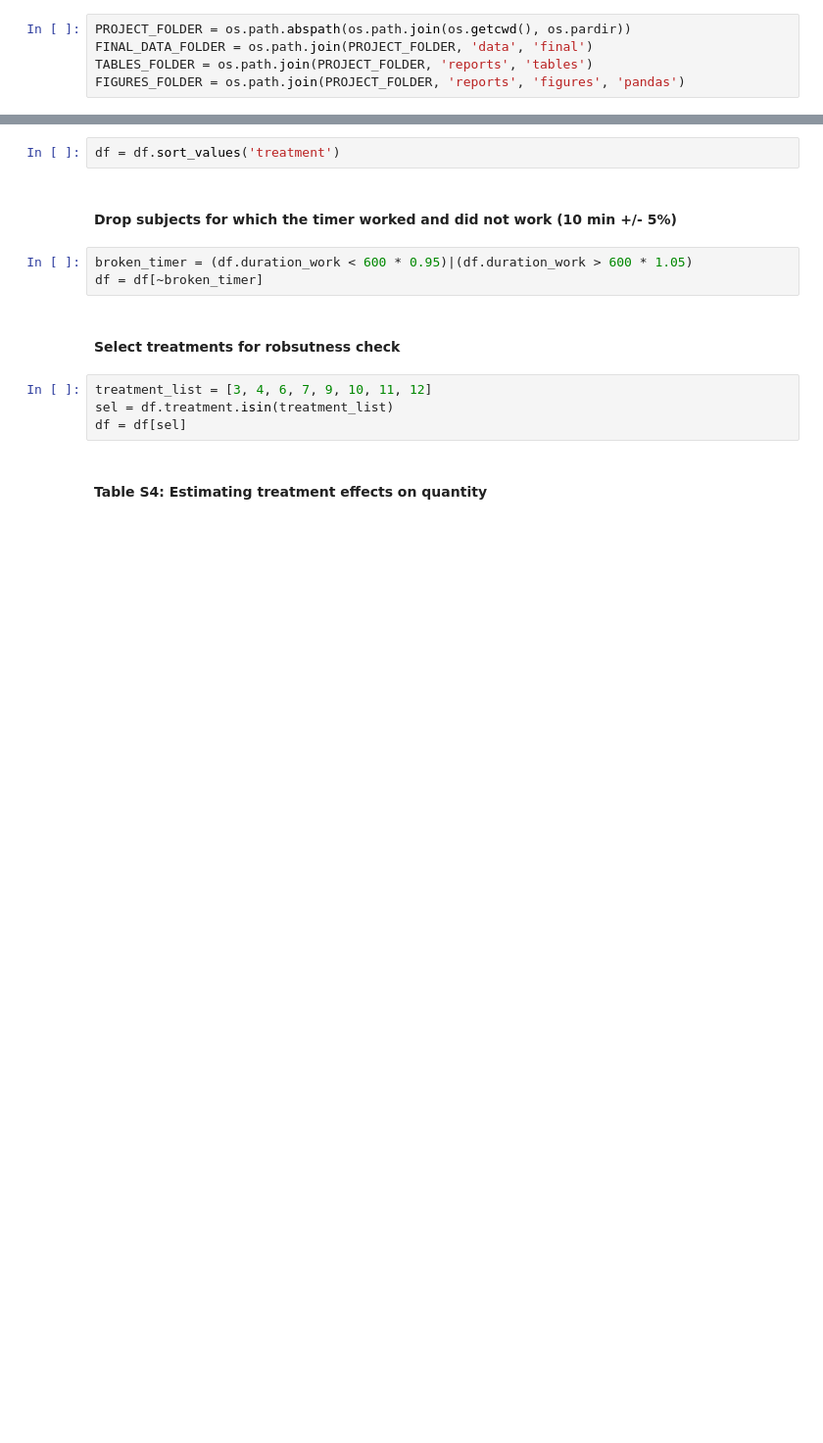
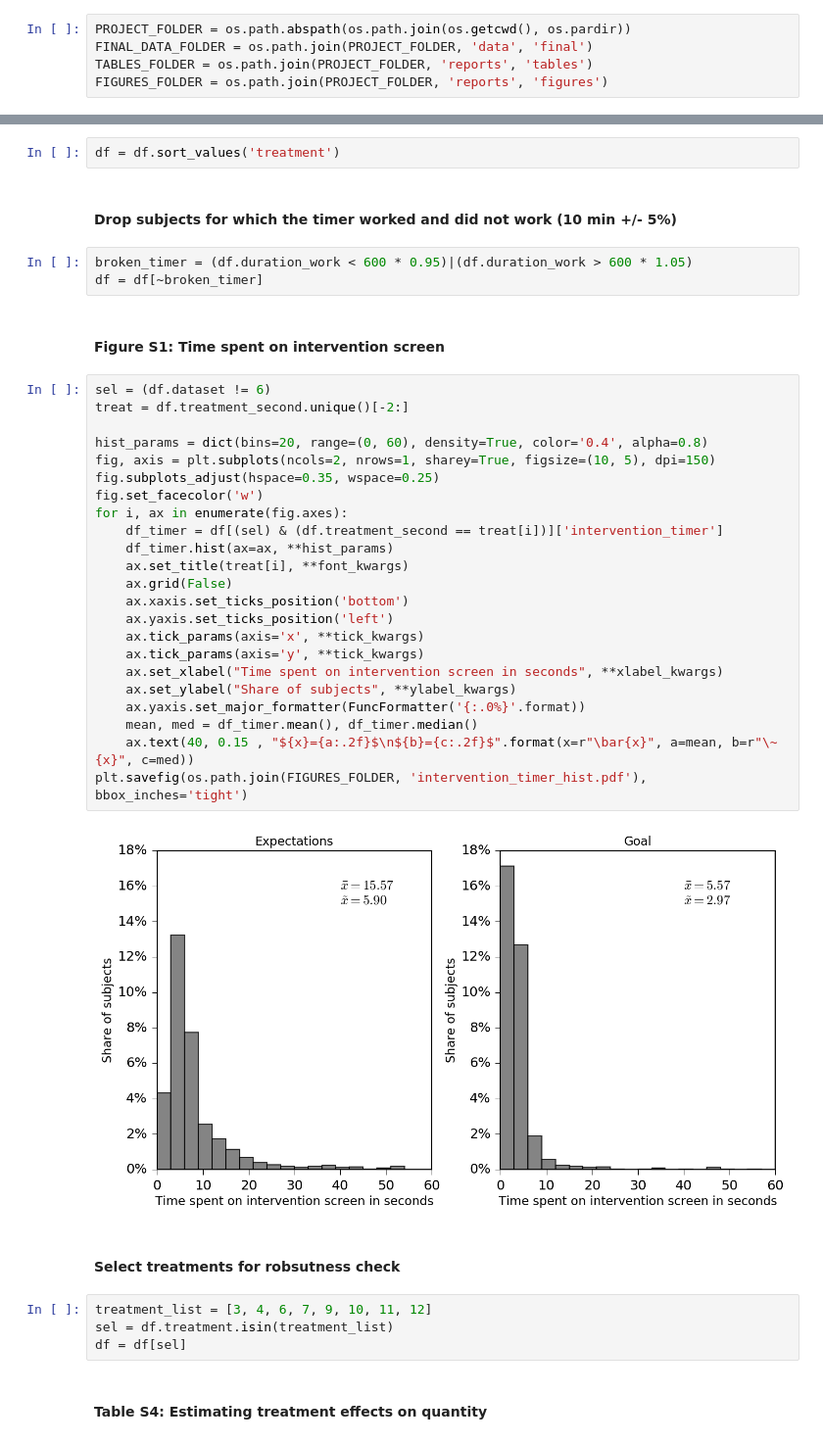
Before and after one commit to sebfest/motivation_and_incentives, a Jupyter notebook: main/notebook/6_additional_figures.ipynb, the cells around one changed output, grey strips where cells are left out. Shown at 98% size. Cells and saved outputs as stored; diff of their text form; blank space fills up the shorter version.

Commit message:
Updated folder structure

```diff
--- a/main/notebook/6_additional_figures.ipynb
+++ b/main/notebook/6_additional_figures.ipynb
@@ -43,7 +46,7 @@ from tools import MyPanelModelComparison #edited for panel regression output
 PROJECT_FOLDER = os.path.abspath(os.path.join(os.getcwd(), os.pardir))
 FINAL_DATA_FOLDER = os.path.join(PROJECT_FOLDER, 'data', 'final')
 TABLES_FOLDER = os.path.join(PROJECT_FOLDER, 'reports', 'tables')
-FIGURES_FOLDER = os.path.join(PROJECT_FOLDER, 'reports', 'figures', 'pandas')
+FIGURES_FOLDER = os.path.join(PROJECT_FOLDER, 'reports', 'figures')
 # %% [markdown]
 #### Set display format
 # %%
@@ -85,6 +88,33 @@ df = df.sort_values('treatment')
 # %%
 broken_timer = (df.duration_work < 600 * 0.95)|(df.duration_work > 600 * 1.05)
 df = df[~broken_timer]
+# %% [markdown]
+#### Figure S1: Time spent on intervention screen <a id='timer'></a>
+# %%
+sel = (df.dataset != 6)
+treat = df.treatment_second.unique()[-2:]
+
+hist_params = dict(bins=20, range=(0, 60), density=True, color='0.4', alpha=0.8)
+fig, axis = plt.subplots(ncols=2, nrows=1, sharey=True, figsize=(10, 5), dpi=150)
+fig.subplots_adjust(hspace=0.35, wspace=0.25)
+fig.set_facecolor('w')
+for i, ax in enumerate(fig.axes):
+    df_timer = df[(sel) & (df.treatment_second == treat[i])]['intervention_timer']
+    df_timer.hist(ax=ax, **hist_params)
+    ax.set_title(treat[i], **font_kwargs)
+    ax.grid(False)
+    ax.xaxis.set_ticks_position('bottom')
+    ax.yaxis.set_ticks_position('left')
+    ax.tick_params(axis='x', **tick_kwargs)
+    ax.tick_params(axis='y', **tick_kwargs)
+    ax.set_xlabel("Time spent on intervention screen in seconds", **xlabel_kwargs)
+    ax.set_ylabel("Share of subjects", **ylabel_kwargs)
+    ax.yaxis.set_major_formatter(FuncFormatter('{:.0%}'.format))
+    mean, med = df_timer.mean(), df_timer.median()
+    ax.text(40, 0.15 , "${x}={a:.2f}$\n${b}={c:.2f}$".format(x=r"\bar{x}", a=mean, b=r"\~{x}", c=med))
+plt.savefig(os.path.join(FIGURES_FOLDER, 'intervention_timer_hist.pdf'), bbox_inches='tight')
+# %% [output]
+[figure, added]
 # %% [markdown]
 #### Select treatments for robsutness check
 # %%
```
Also changed, not shown: parts of 3 cells of this notebook, 44 other files.
